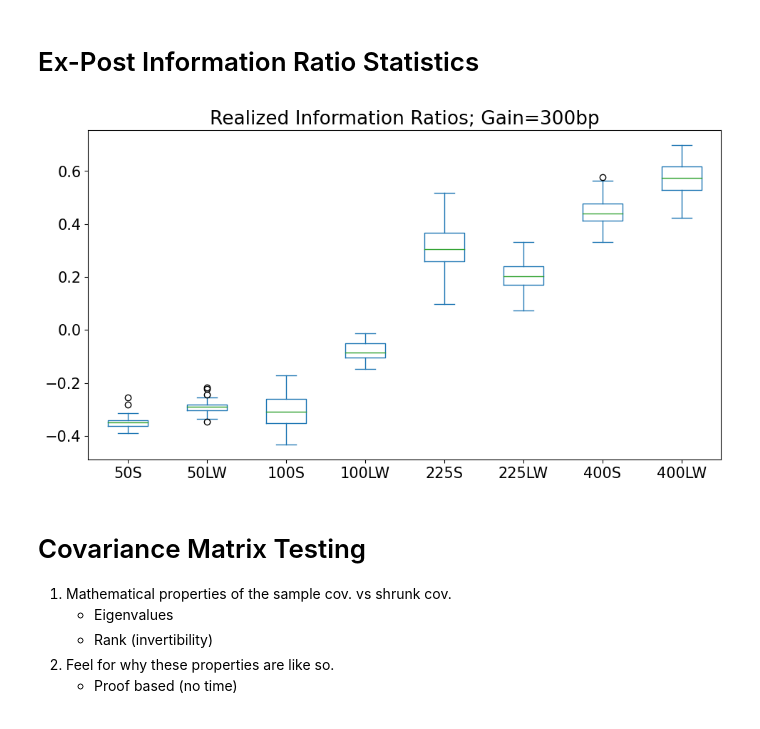
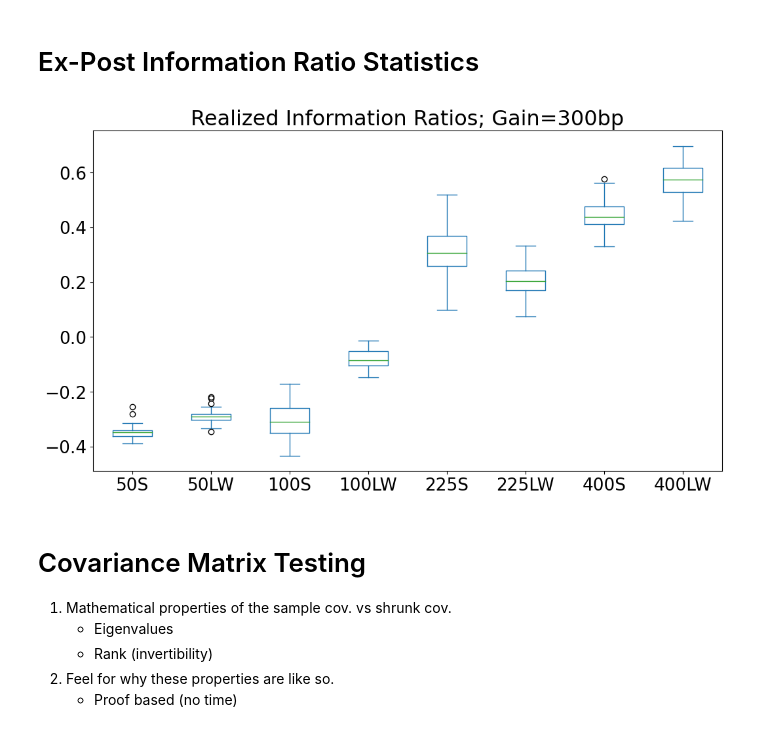
Before and after one commit to ryanczm/Honey-I-Shrunk-the-Covariance-Matrix, a Jupyter notebook: honey.ipynb, the cells around one changed output. Drawn from its saved outputs; the diff is of its cells as text; code cells hidden in the pictures.

```diff
--- a/honey.ipynb
+++ b/honey.ipynb
@@ -201,18 +181,21 @@ ir_df = pd.concat([ir_lw, ir_sample],axis=1).reindex(['50S', '50LW', '100S', '10
 # %%
 ir_df = ir_df * np.sqrt(12)
 # %%
-fig, ax = plt.subplots(1,1,figsize=(6*1.91,6))
+size = (12,6.27)
+fig, ax = plt.subplots(1,1,figsize=size)
 
 ir_df.plot(kind='box', ax=ax, showcaps=True, showfliers=True)
-ax.set_title( label='Realized Information Ratios; Gain=300bp', fontsize=19)
-plt.xticks(fontsize=15)
-plt.yticks(fontsize=15)
+ax.set_title( label='Realized Information Ratios; Gain=300bp', fontsize=23)
+plt.xticks(fontsize=19)
+plt.yticks(fontsize=19)
 # ax.set_aspect(1.91)
 # plt.xlabel('N', fontsize=17)
 # plt.ylabel('IR', fontsize=17)
+plt.subplots_adjust(left=0.1, right=0.9, top=0.95, bottom=0.11)
+plt.savefig(r"C:\Users\Ryan\Desktop\website\analytic-musings.com\assets\images\LedoitWolf\linkedin2.png", dpi=80)
 plt.show()
 # %% [output]
-[figure, old version]
+[figure, new version]
 # %% [markdown]
 # Covariance Matrix Testing
 
```
Also changed, not shown: parts of 5 cells of this notebook, 1 other file.
